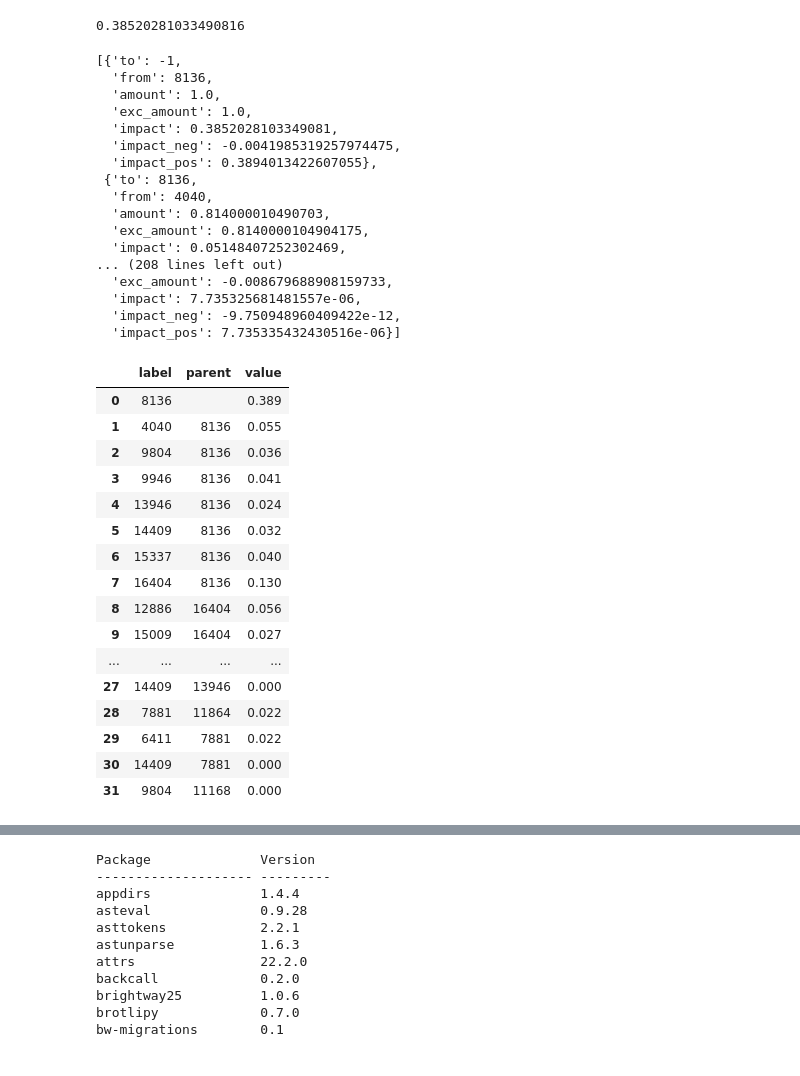
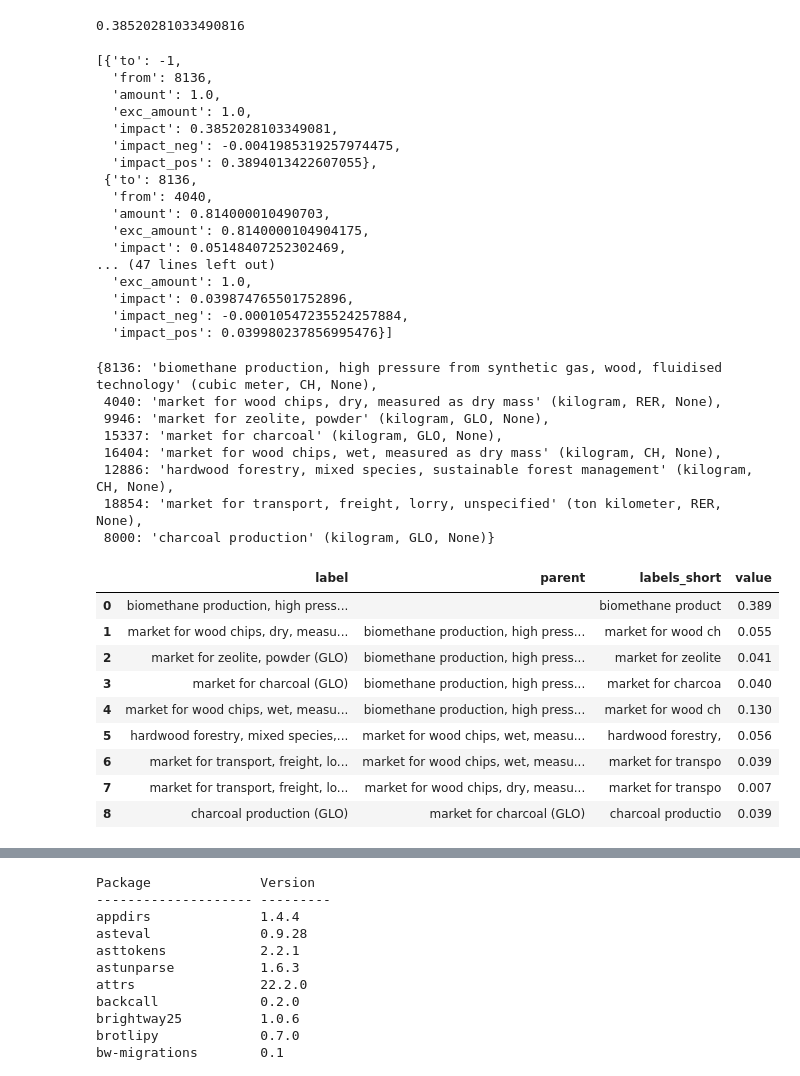
Before and after one commit to RomainBes/DataVizChallenge, a Jupyter notebook: sandbox_oh.ipynb, the cells around one changed output, grey strips where cells are left out. Cells and saved outputs as stored; diff of their text form; code cells hidden in the pictures.

Commit message:
add pos and neg sunburst (working)

```diff
--- a/sandbox_oh.ipynb
+++ b/sandbox_oh.ipynb
@@ -324,7 +324,7 @@ class JRCAssumedDiagonalGraphTraversal:
 
         return nodes, edges, counter
 # %%
-trav = JRCAssumedDiagonalGraphTraversal().calculate(lca, cutoff=0.05)
+trav = JRCAssumedDiagonalGraphTraversal().calculate(lca, cutoff=0.1)
 # %%
 trav['edges']
 # %% [output]
@@ -340,55 +340,66 @@ trav['edges']
   'amount': 0.814000010490703,
   'exc_amount': 0.8140000104904175,
   'impact': 0.05148407252302469,
-... (208 lines left out)
-  'exc_amount': -0.008679688908159733,
-  'impact': 7.735325681481557e-06,
-  'impact_neg': -9.750948960409422e-12,
-  'impact_pos': 7.735335432430516e-06}]
+... (47 lines left out)
+  'exc_amount': 1.0,
+  'impact': 0.039874765501752896,
+  'impact_neg': -0.00010547235524257884,
+  'impact_pos': 0.039980237856995476}]
 # %%
 # from Romain to name the activities
 id_to_key = {v:k for k, v in lca.activity_dict.items()}
 activities = {id: bd.get_activity(id_to_key[id]) for id in list(trav["nodes"].keys())[1:]}
 activities
+# %% [output]
+{8136: 'biomethane production, high pressure from synthetic gas, wood, fluidised technology' (cubic meter, CH, None),
+ 4040: 'market for wood chips, dry, measured as dry mass' (kilogram, RER, None),
+ 9946: 'market for zeolite, powder' (kilogram, GLO, None),
+ 15337: 'market for charcoal' (kilogram, GLO, None),
+ 16404: 'market for wood chips, wet, measured as dry mass' (kilogram, CH, None),
+ 12886: 'hardwood forestry, mixed species, sustainable forest management' (kilogram, CH, None),
+ 18854: 'market for transport, freight, lorry, unspecified' (ton kilometer, RER, None),
+ 8000: 'charcoal production' (kilogram, GLO, None)}
 # %%
-import plotly.express as px
+import plotly.graph_objects as go
 import math
 
-data = dict(label = [edge["from"] for edge in trav['edges']], #[act['name'] for act in activities],
+ids = [edge["from"] for edge in trav['edges']]
+labels = [activities[id]['name']+' ('+activities[id]['location']+')' for id in ids]
+labels_short = [label[:18] for label in labels]
+parent_ids = [edge["to"] for edge in trav['edges']][1:]
+parents = [""] + [activities[id]['name']+' ('+activities[id]['location']+')' for id in parent_ids]
+
+data = dict(label = labels,
             #location = [act['location'] for act in activities],
-            parent = [""] + [edge["to"] for edge in trav['edges']][1:],
+            parent = parents,
+            labels_short = labels_short,
             value = [math.floor(edge["impact_pos"]*1000)/1000 for edge in trav['edges']],
             #value_pct = value_pct
         )
-fig = px.sunburst(
-            data,
-            names='label',
-            parents='parent',
-            values='value',
-            #branchvalues="total",
-            #color='value_pct',
+fig =go.Figure(go.Sunburst(
+            #data,
+            ids=data['label'],
+            labels=data['labels_short'],
+            parents=data['parent'],
+            values=data['value'],
+            branchvalues="total",
+            #color='labels_short',
             #color_continuous_scale='algae',
-            #hover_data=['location'],
+            hovertext= data['label'],
             #valueformat = '.0f',
         )
+)
 df = pd.DataFrame.from_dict(data)
 display(df)
 fig.show()
 # %% [output]
-|  | label | parent | value |
-| 0 | 8136 |  | 0.389 |
-| 1 | 4040 | 8136 | 0.055 |
-| 2 | 9804 | 8136 | 0.036 |
-| 3 | 9946 | 8136 | 0.041 |
-| 4 | 13946 | 8136 | 0.024 |
-| 5 | 14409 | 8136 | 0.032 |
-| 6 | 15337 | 8136 | 0.040 |
-| 7 | 16404 | 8136 | 0.130 |
-| 8 | 12886 | 16404 | 0.056 |
-| 9 | 15009 | 16404 | 0.027 |
-| ... | ... | ... | ... |
-| 27 | 14409 | 13946 | 0.000 |
-| 28 | 7881 | 11864 | 0.022 |
-| 29 | 6411 | 7881 | 0.022 |
-| 30 | 14409 | 7881 | 0.000 |
-| 31 | 9804 | 11168 | 0.000 |
+|  | label | parent | labels_short | value |
+| 0 | biomethane production, high press... |  | biomethane product | 0.389 |
+| 1 | market for wood chips, dry, measu... | biomethane production, high press... | market for wood ch | 0.055 |
+| 2 | market for zeolite, powder (GLO) | biomethane production, high press... | market for zeolite | 0.041 |
+| 3 | market for charcoal (GLO) | biomethane production, high press... | market for charcoa | 0.040 |
+| 4 | market for wood chips, wet, measu... | biomethane production, high press... | market for wood ch | 0.130 |
+| 5 | hardwood forestry, mixed species,... | market for wood chips, wet, measu... | hardwood forestry, | 0.056 |
+| 6 | market for transport, freight, lo... | market for wood chips, wet, measu... | market for transpo | 0.039 |
+| 7 | market for transport, freight, lo... | market for wood chips, dry, measu... | market for transpo | 0.007 |
+| 8 | charcoal production (GLO) | market for charcoal (GLO) | charcoal productio | 0.039 |
```
Also changed, not shown: parts of 1 cell of this notebook.
